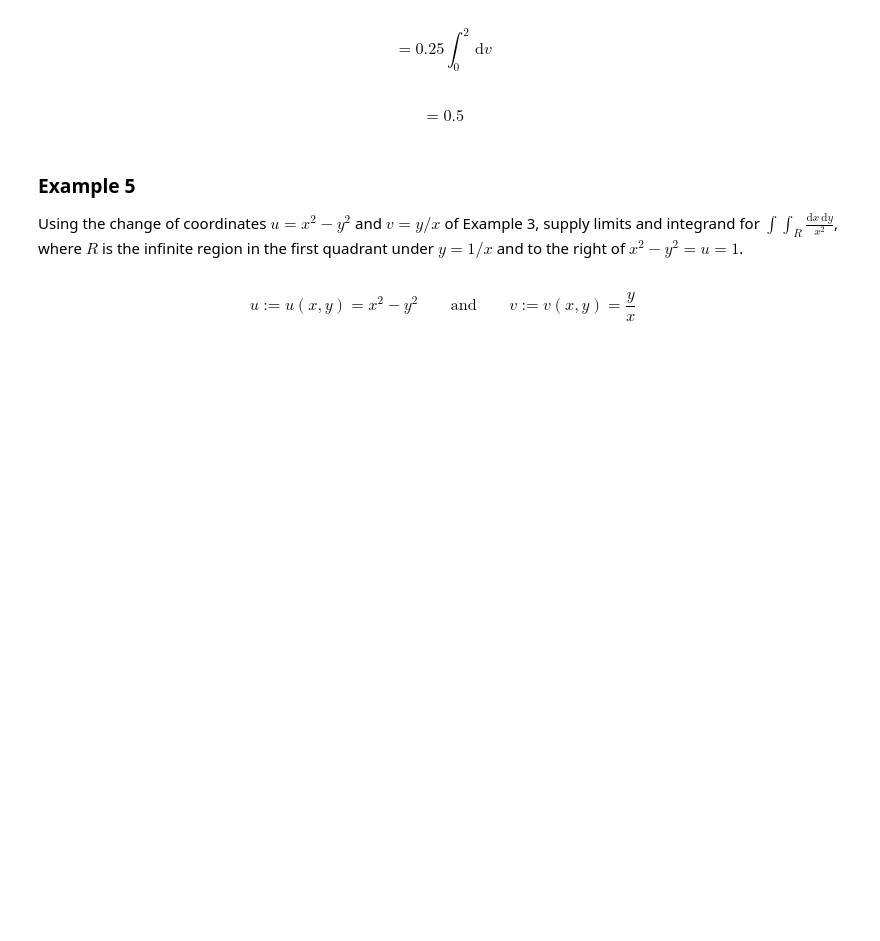
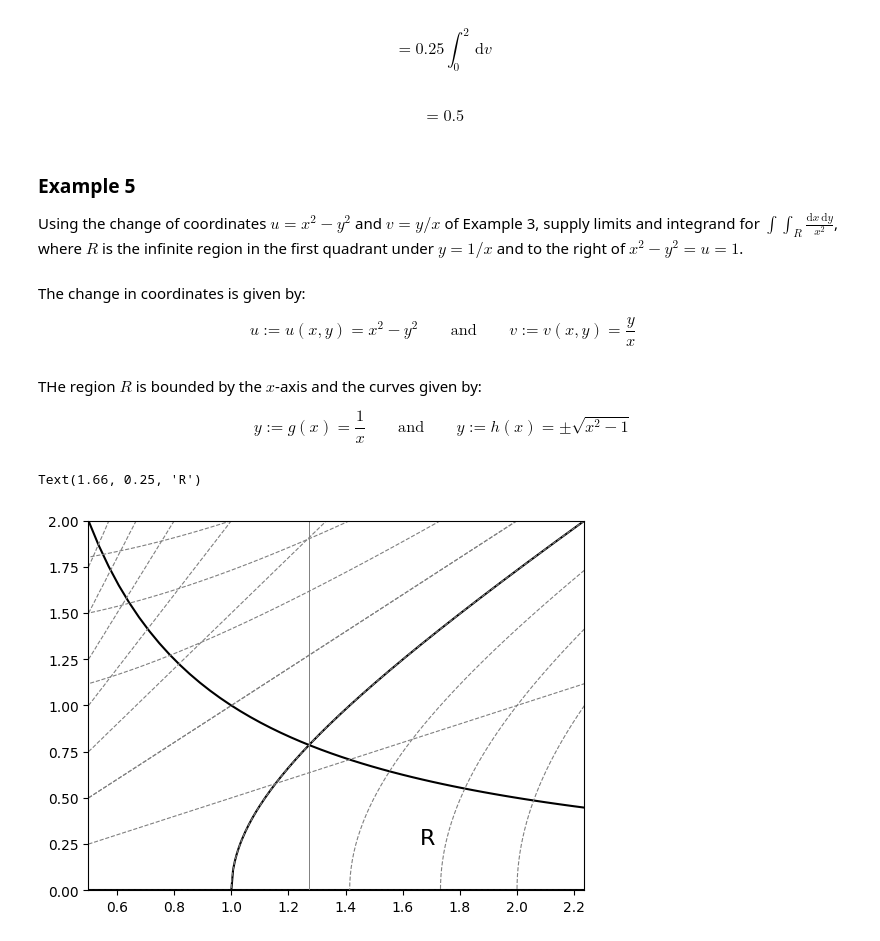
Before and after one commit to jordandll/MultivariableCalculus, a Jupyter notebook: DoubleIntegrals/DoubleIntegrals/Limits.ipynb, the cells around one changed output. Drawn from its saved outputs; the diff is of its cells as text; code cells hidden in the pictures; blank space fills up the shorter version.

```diff
--- a/DoubleIntegrals/DoubleIntegrals/Limits.ipynb
+++ b/DoubleIntegrals/DoubleIntegrals/Limits.ipynb
@@ -261,6 +261,42 @@ $$ = 0.5$$
 ### Example 5
 Using the change of coordinates $u=x^2-y^2$ and $v = y/x$ of Example 3, supply limits and integrand for $\displaystyle \int\!\int_R\frac{\mathrm{d}x\,\mathrm{d}y}{x^2}$, where $R$ is the infinite region in the first quadrant under $y=1/x$ and to the right of $x^2-y^2 = u = 1$.
 # %% [markdown]
+The change in coordinates is given by:
+
 \begin{equation}\tag{5.0a,b}
     u := u(x,y) = x^2-y^2\quad\quad\text{and}\quad\quad v := v(x,y) = \frac{y}{x}
 \end{equation}
+# %% [markdown]
+THe region $R$ is bounded by the $x$-axis and the curves given by:
+
+$$ y := g(x) = \frac{1}{x} \quad\quad\text{and}\quad\quad y := h(x) = \pm\sqrt{x^2-1}$$
+# %%
+# Create the domain of the integrand.
+x_g = np.linspace(0.5,np.sqrt(5),num=50)
+x_h = np.linspace(1,max(x_g),num=200)
+y = np.linspace(0,2,num=50)
+X,Y = np.meshgrid(x_g,y)
+
+# Define the functions that gives the boundary curves, contour curves and the integrand.
+f = 1/X**2
+g = 1/x_g
+h = np.sqrt(x_h**2-1)
+u = X**2-Y**2
+v = Y/X
+
+# Create the figure and axes objects.
+fig, ax = plt.subplots()
+
+# Note: u-grid lines should have 9 levels while v-grid lines should have 4.
+ax.plot(x_g,g,color='k')
+ax.plot(x_g,[0 for i in range(len(x_g))],color='k')
+ax.plot(x_h,h,color='k')
+cs_u = ax.contour(X,Y,u,colors='grey',linestyles='--',linewidths=0.8,levels=9)
+cs_v = ax.contour(X,Y,v,colors='grey',linestyles='--',linewidths=0.8,levels=8)
+
+ax.plot([x_1 for i in range(len(y))],y,color='grey',linewidth=0.7)
+
+ax.text(1.66,0.25,'R',size=16)
+# %% [output]
+Text(1.66, 0.25, 'R')
+[figure, added]
```
Also changed, not shown: parts of 70 cells of this notebook.
